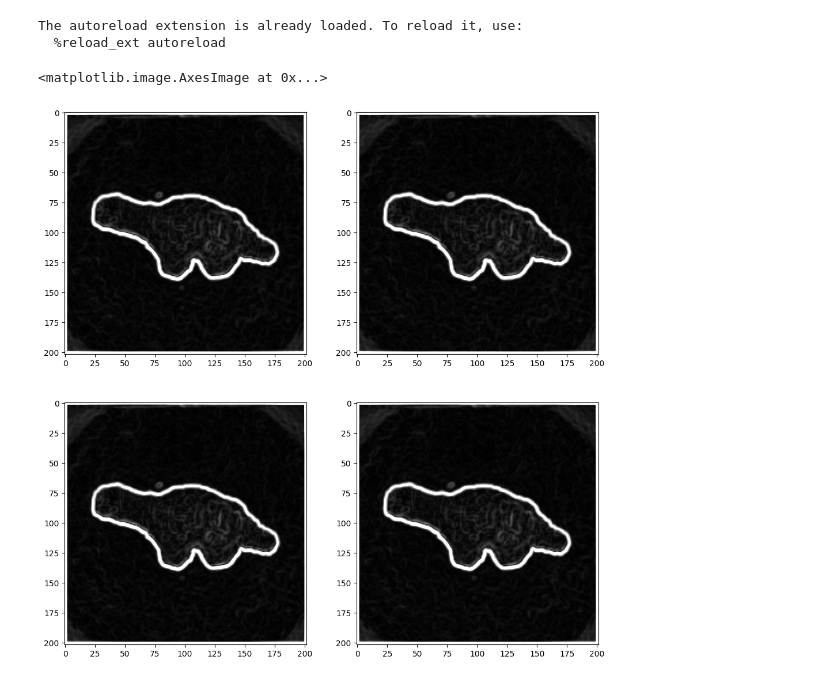
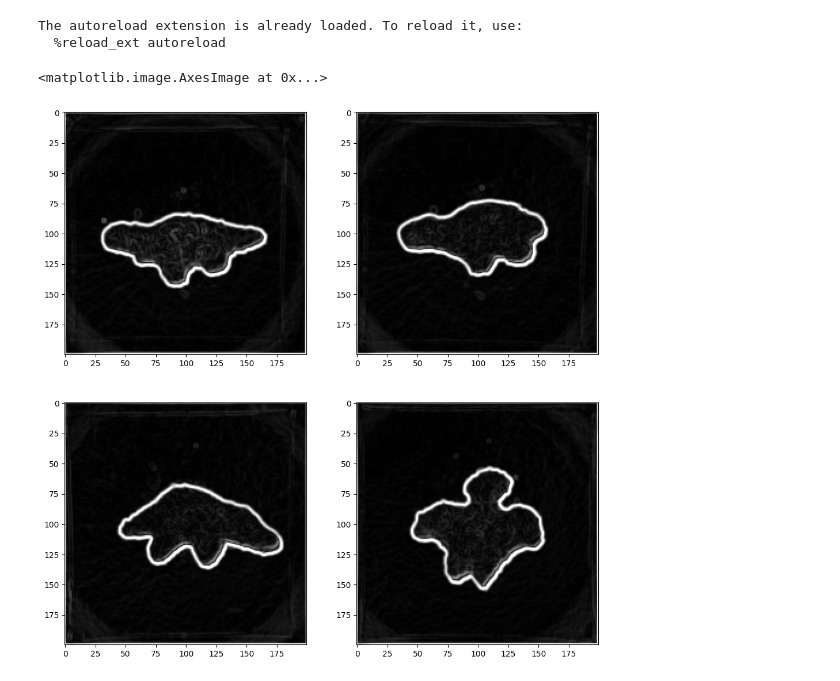
Before and after one commit to GarveyJLi/Dino-Nuggetology, a Jupyter notebook: src/method_test.ipynb, the cells around one changed output. Cells and saved outputs as stored; diff of their text form; code cells hidden in the pictures.

Commit message:
Fixing edges

```diff
--- a/src/method_test.ipynb
+++ b/src/method_test.ipynb
@@ -7,10 +7,10 @@ The autoreload extension is already loaded. To reload it, use:
 # %%
 from img_pipeline import *
 # %%
-img1 = '../gli_images/IMG_E3919.JPG'
-img2 = '../gli_images/IMG_E3920.JPG'
-img3 = '../gli_images/IMG_E3923.JPG'
-img4 = '../gli_images/IMG_E3924.JPG'
+img1 = '../edge_det_testing/test_imgs/IMG_0001.jpg'
+img2 = '../edge_det_testing/test_imgs/IMG_0010.jpg'
+img3 = '../edge_det_testing/test_imgs/IMG_0030.jpg'
+img4 = '../edge_det_testing/test_imgs/IMG_0031.jpg'
 
 e1 = process_image(img1)
 e2 = process_image(img2)
@@ -19,10 +19,10 @@ e4 = process_image(img4)
 # %%
 fig, ax = plt.subplots(2, 2, figsize=(12, 12))
 
 ax[0][0].imshow(e1, cmap='gray', vmin=0, vmax=255)
-ax[0][1].imshow(e1, cmap='gray', vmin=0, vmax=255)
-ax[1][0].imshow(e1, cmap='gray', vmin=0, vmax=255)
-ax[1][1].imshow(e1, cmap='gray', vmin=0, vmax=255)
+ax[0][1].imshow(e2, cmap='gray', vmin=0, vmax=255)
+ax[1][0].imshow(e3, cmap='gray', vmin=0, vmax=255)
+ax[1][1].imshow(e4, cmap='gray', vmin=0, vmax=255)
 # %% [output]
 <matplotlib.image.AxesImage at 0x...>
-[figure, old version]
+[figure, new version]
```
Also changed, not shown: 4 other files.
